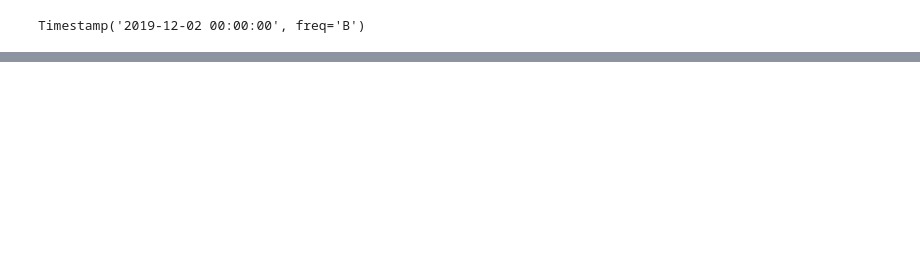
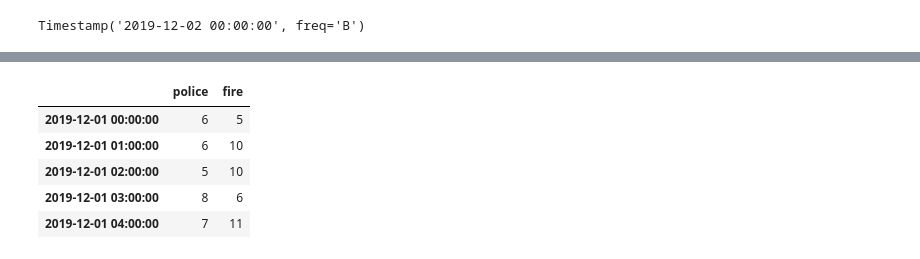
Before and after one commit to moranneil/Programming-For-Data-Analysis-Project-2019, a Jupyter notebook: Programming-For-Data-Analysis-Project-2019.ipynb, the cells around one changed output, grey strips where cells are left out. Saved outputs shown, nothing was run; the diff lists cells and outputs as text; code cells hidden in the pictures; blank space fills up the shorter version.

```diff
--- a/Programming-For-Data-Analysis-Project-2019.ipynb
+++ b/Programming-For-Data-Analysis-Project-2019.ipynb
@@ -63,0 +140,6 @@ AttributeError: 'DatetimeIndex' object has no attribute 'between_time'
+# %%
+category = ["Police", "Fire", "Ambulance"]
+#ecas = pd.DataFrame(np.random.poisson(5, len(period_week)), index=period_week, columns=["callsinbound"])
+ecas_police = pd.DataFrame(np.random.poisson(5, len(period_week)), index=period_week, columns=["police"])
+categoryp = np.random.choice(category, 1, p=[0.15, 0.35, 0.50])
+#ecas_new['category'] = ecas_new.callsinbound
@@ -63,0 +155,3 @@ AttributeError: 'DatetimeIndex' object has no attribute 'between_time'
+# %%
+ecas_fire = pd.DataFrame(np.random.poisson(7, len(period_week)), index=period_week, columns=["fire"])
+ecas_fire.head()
@@ -63,0 +175,12 @@ AttributeError: 'DatetimeIndex' object has no attribute 'between_time'
+# %%
+#df.join(other, lsuffix='_caller', rsuffix='_other')
+ecaspolicefire = ecas_police.join(ecas_fire, lsuffix='police', rsuffix='fire')
+
+ecaspolicefire.head()
+# %% [output]
+|  | police | fire |
+| 2019-12-01 00:00:00 | 6 | 5 |
+| 2019-12-01 01:00:00 | 6 | 10 |
+| 2019-12-01 02:00:00 | 5 | 10 |
+| 2019-12-01 03:00:00 | 8 | 6 |
+| 2019-12-01 04:00:00 | 7 | 11 |
```
Also changed, not shown: parts of 24 cells of this notebook.
